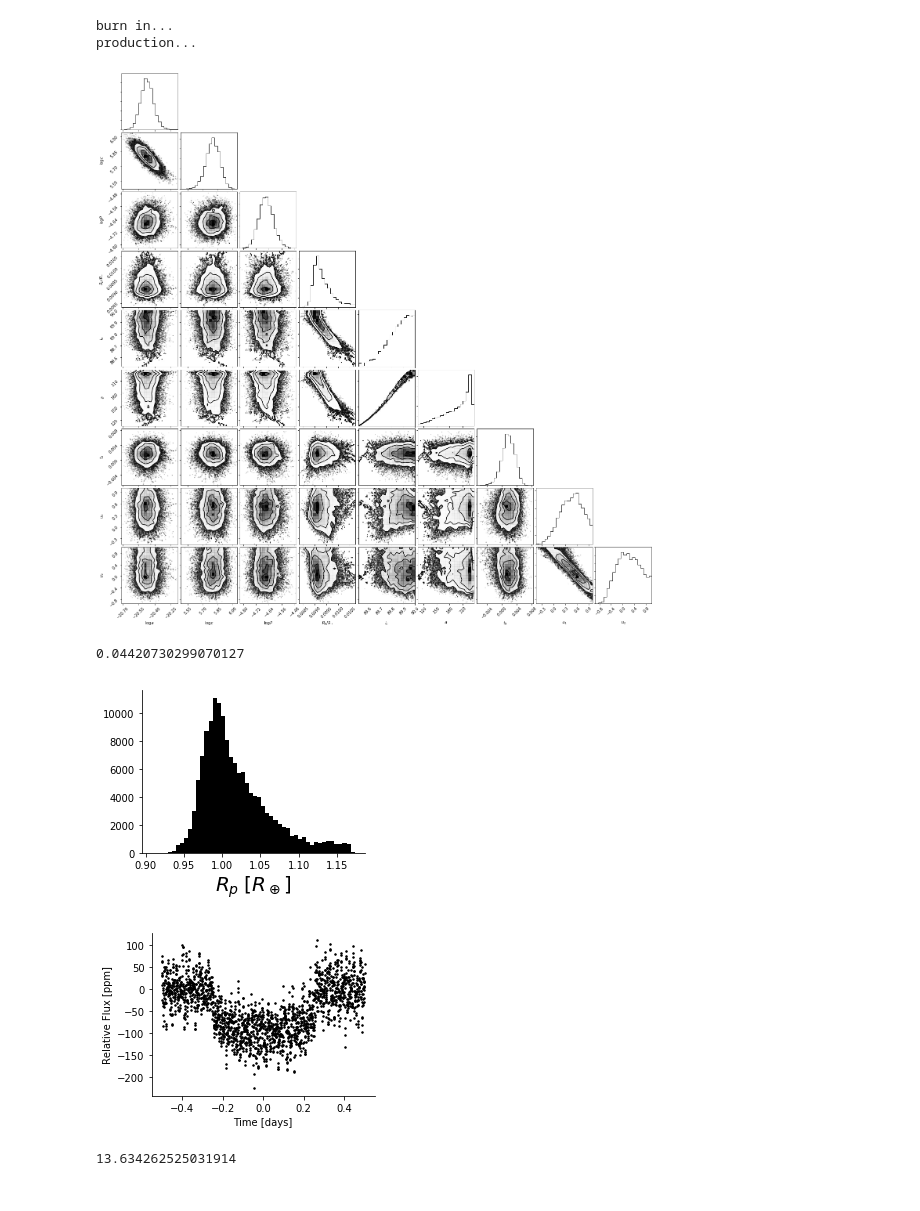
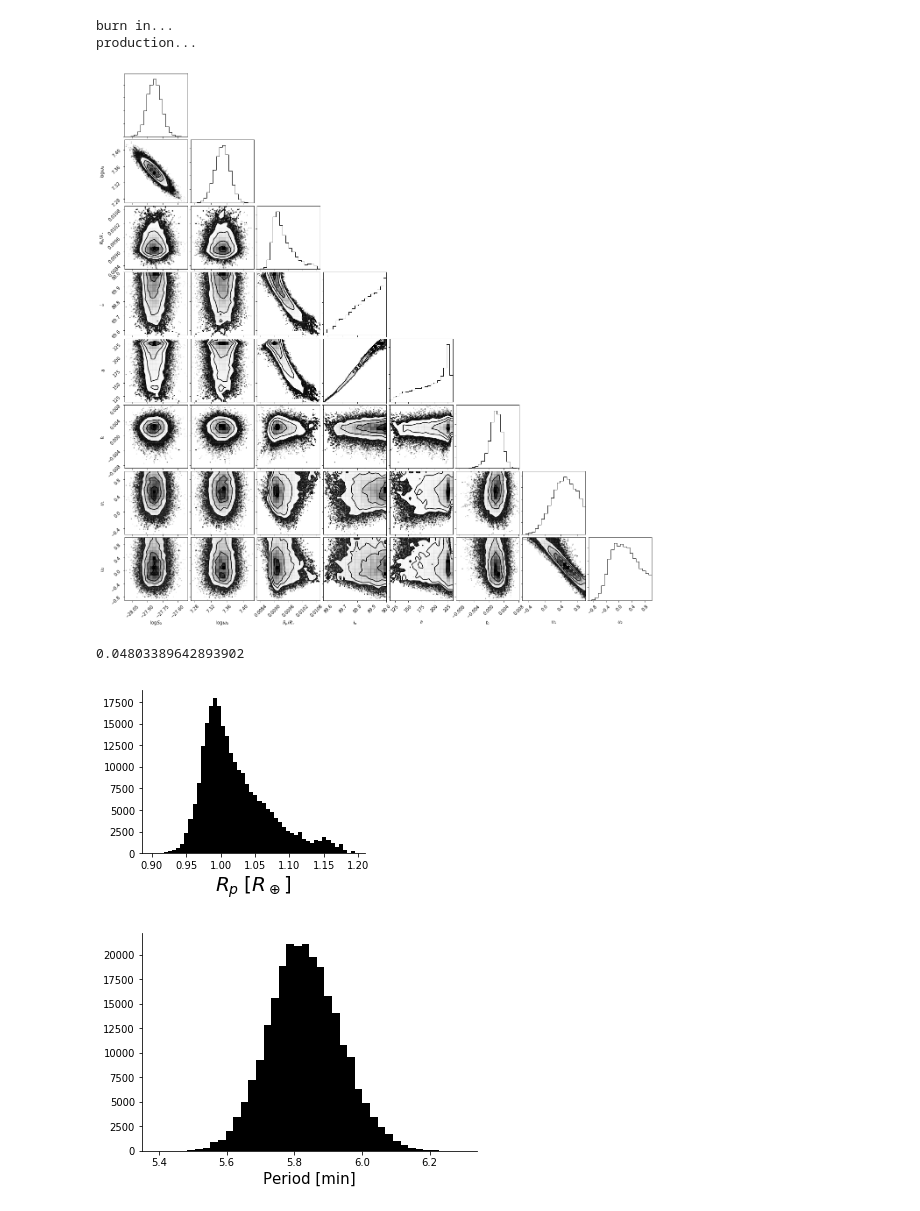
Before and after one commit to bmorris3/stash, a Jupyter notebook: examples/photometry.ipynb, the cells around one changed output. Drawn from its saved outputs; the diff is of its cells as text; code cells hidden in the pictures.

Commit message:
SHO kernel update

```diff
--- a/examples/photometry.ipynb
+++ b/examples/photometry.ipynb
@@ -287,15 +303,15 @@ import celerite
 from celerite import terms
 from celerite.modeling import Model
 
-class CustomTerm(terms.Term):
-    """Decaying exponential"""
-    parameter_names = ("log_a", "log_c", "log_P")
+# class CustomTerm(terms.Term):
+#     """Decaying exponential"""
+#     parameter_names = ("log_a", "log_c", "log_P")
 
-    def get_complex_coefficients(self):
-        return (
-            np.exp(self.log_a), 0,
-            np.exp(self.log_c), 2*np.pi*np.exp(-self.log_P),
-        )
+#     def get_complex_coefficients(self):
+#         return (
+#             np.exp(self.log_a), 0,
+#             np.exp(self.log_c), 2*np.pi*np.exp(-self.log_P),
+#         )
 
 class MeanModel(Model):
     parameter_names = 'rp, inc, a, t0, u1, u2'.split(', ')
@@ -320,8 +336,12 @@ injected_transit = y - pred_mean + transit_model
 plt.plot((x-x.mean())/24, injected_transit, '.')
 plt.show()
 
-bounds = dict(log_a=(-50, 15), log_c=(-10, 10), log_P=(np.log((x[1]-x[0])/24), 0))
-kernel = CustomTerm(log_a=-20, log_c=2.7, log_P=-1.6, bounds=bounds)
+# bounds = dict(log_a=(-50, 15), log_c=(-10, 10), log_P=(np.log((x[1]-x[0])/24), 0))
+# kernel = CustomTerm(log_a=-20, log_c=2.7, log_P=-1.6, bounds=bounds)
+bounds = dict(log_S0=(-30, 15), log_omega0=(-15, 15))
+kernel = terms.SHOTerm(log_S0=-24.5, log_omega0=4.17, log_Q=1/np.sqrt(2))
+kernel.freeze_parameter('log_Q')
+
 
 mean_model = mean=MeanModel(rp=params.rp, t0=params.t0, inc=params.inc, a=params.a,
                             u1=params.u[0], u2=params.u[1],
@@ -341,15 +361,16 @@ def log_probability(params):
     return gp.log_likelihood(injected_transit) + lp
 
 
-nwalkers, ndim = 30, 9
+nwalkers, ndim = 50, 8
 
 sampler = emcee.EnsembleSampler(nwalkers, ndim, log_probability, threads=8)
 
-initp = [np.array([-20, 6, -5, params.rp, params.inc, params.a, params.t0, params.u[0], params.u[1]])
+initp = [np.array([-28, 7.3, params.rp, params.inc, params.a, params.t0, params.u[0], params.u[1]])
+         #np.array([-20, 6, -5, params.rp, params.inc, params.a, params.t0, params.u[0], params.u[1]])
          + 1e-5 * np.random.randn(ndim) for _ in range(nwalkers)]
 
 print('burn in...')
-p0 = sampler.run_mcmc(initp, 20000)[0]
+p0 = sampler.run_mcmc(initp, 10000)[0]
 sampler.reset()
 print('production...')
 sampler.run_mcmc(p0, 5000);
@@ -360,38 +383,30 @@ production...
 # %%
 from corner import corner
 
-corner(sampler.flatchain, labels=["${0}$".format(i) for i in "\log a,\log c,\log P,R_p/R_\star,i_o,a,t_0,u_1,u_2".split(',')]);
+corner(sampler.flatchain, labels=["${0}$".format(i) for i in "\log S_0,\log \omega_0,R_p/R_\star,i_o,a,t_0,u_1,u_2".split(',')]);
+                                  #"\log a,\log c,\log P,R_p/R_\star,i_o,a,t_0,u_1,u_2".split(',')]);
 plt.savefig("paper_plots/corner_oot.pdf", bbox_inches='tight')
 plt.show()
 # %% [output]
-[figure, old version]
+[figure, new version]
 # %%
 from astropy.constants import R_sun, R_earth
 
 plt.figure(figsize=(4, 3))
-plt.hist(sampler.flatchain[:, 3] / (R_earth/R_sun), bins=50, color='k', histtype='stepfilled');
+plt.hist(sampler.flatchain[:, 2] / (R_earth/R_sun), bins=50, color='k', histtype='stepfilled')#, range=[0.8, 1.2]);
 plt.xlabel("$R_p \; [R_\oplus]$", fontsize=20)
 for s in ['right', 'top']:
     plt.gca().spines[s].set_visible(False)
 plt.savefig('paper_plots/radius_posterior.pdf', bbox_inches='tight')
-sampler.flatchain[:, 3].std() / sampler.flatchain[:, 3].mean()
+sampler.flatchain[:, 2].std() / sampler.flatchain[:, 2].mean()
 # %% [output]
-0.04420730299070127
+0.04803389642893902
-[figure, old version]
+[figure, new version]
 # %%
-plt.figure(figsize=(4, 3))
-plt.plot((x-x.mean())/24, 1e6*(injected_transit - 1), 'k', lw=0, marker='.', markersize=3)
-
+plt.hist(2*np.pi / np.exp(sampler.flatchain[:, 1]) * 24 * 60, bins=40, histtype='stepfilled', color='k')#, range=[5, 7])
 for s in ['right', 'top']:
     plt.gca().spines[s].set_visible(False)
-
-plt.xlabel('Time [days]')
-plt.ylabel('Relative Flux [ppm]')
-plt.savefig('paper_plots/transit.pdf', bbox_inches='tight')
-plt.show()
+plt.xlabel('Period [min]', fontsize=15)
+plt.savefig('paper_plots/flicker_period.pdf', bbox_inches='tight')
 # %% [output]
-[figure, old version]
+[figure, new version]
-# %%
-np.exp(sampler.flatchain[:, 2].mean()) * 24 * 60
-# %% [output]
-13.634262525031914
```
Also changed, not shown: parts of 13 cells of this notebook.
